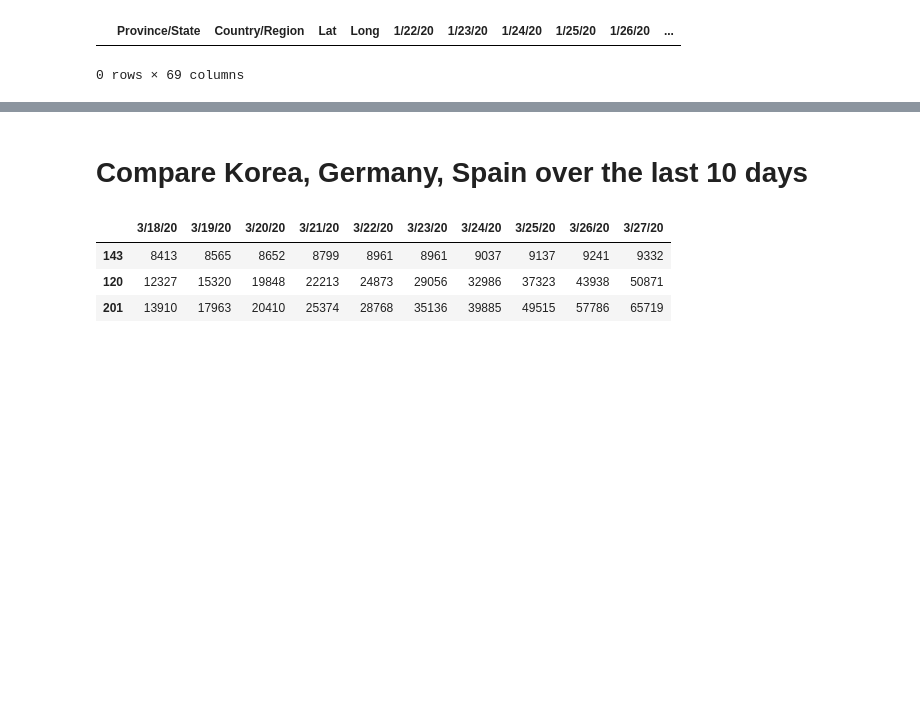
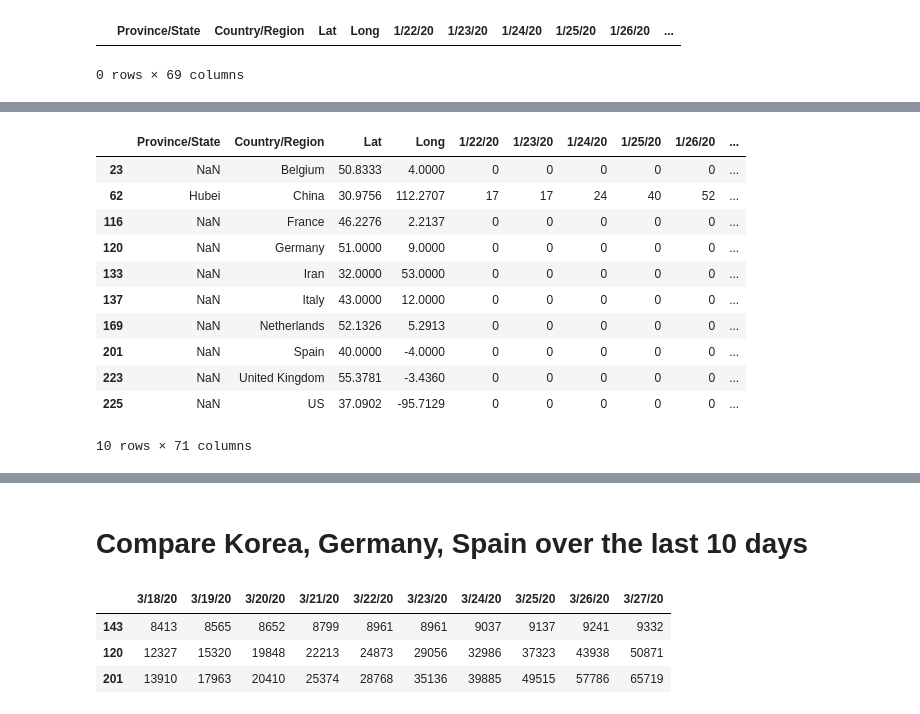
Before and after one commit to macbuse/just-math, a Jupyter notebook: covid_mortality.ipynb, the cells around one changed output, grey strips where cells are left out. Cells and saved outputs as stored; diff of their text form; code cells hidden in the pictures; blank space fills up the shorter version.

```diff
--- a/covid_mortality.ipynb
+++ b/covid_mortality.ipynb
@@ -61,0 +65,16 @@ df[df["Country/Region"] == 'South Korea']
+# %%
+foyers = df[df[df.columns[-1]] > 300]
+foyers
+# %% [output]
+|  | Province/State | Country/Region | Lat | Long | 1/22/20 | 1/23/20 | 1/24/20 | 1/25/20 | 1/26/20 | ... |
+| 23 | NaN | Belgium | 50.8333 | 4.0000 | 0 | 0 | 0 | 0 | 0 | ... |
+| 62 | Hubei | China | 30.9756 | 112.2707 | 17 | 17 | 24 | 40 | 52 | ... |
+| 116 | NaN | France | 46.2276 | 2.2137 | 0 | 0 | 0 | 0 | 0 | ... |
+| 120 | NaN | Germany | 51.0000 | 9.0000 | 0 | 0 | 0 | 0 | 0 | ... |
+| 133 | NaN | Iran | 32.0000 | 53.0000 | 0 | 0 | 0 | 0 | 0 | ... |
+| 137 | NaN | Italy | 43.0000 | 12.0000 | 0 | 0 | 0 | 0 | 0 | ... |
+| 169 | NaN | Netherlands | 52.1326 | 5.2913 | 0 | 0 | 0 | 0 | 0 | ... |
+| 201 | NaN | Spain | 40.0000 | -4.0000 | 0 | 0 | 0 | 0 | 0 | ... |
+| 223 | NaN | United Kingdom | 55.3781 | -3.4360 | 0 | 0 | 0 | 0 | 0 | ... |
+| 225 | NaN | US | 37.0902 | -95.7129 | 0 | 0 | 0 | 0 | 0 | ... |
+10 rows × 71 columns
```
Also changed, not shown: parts of 12 cells of this notebook.
